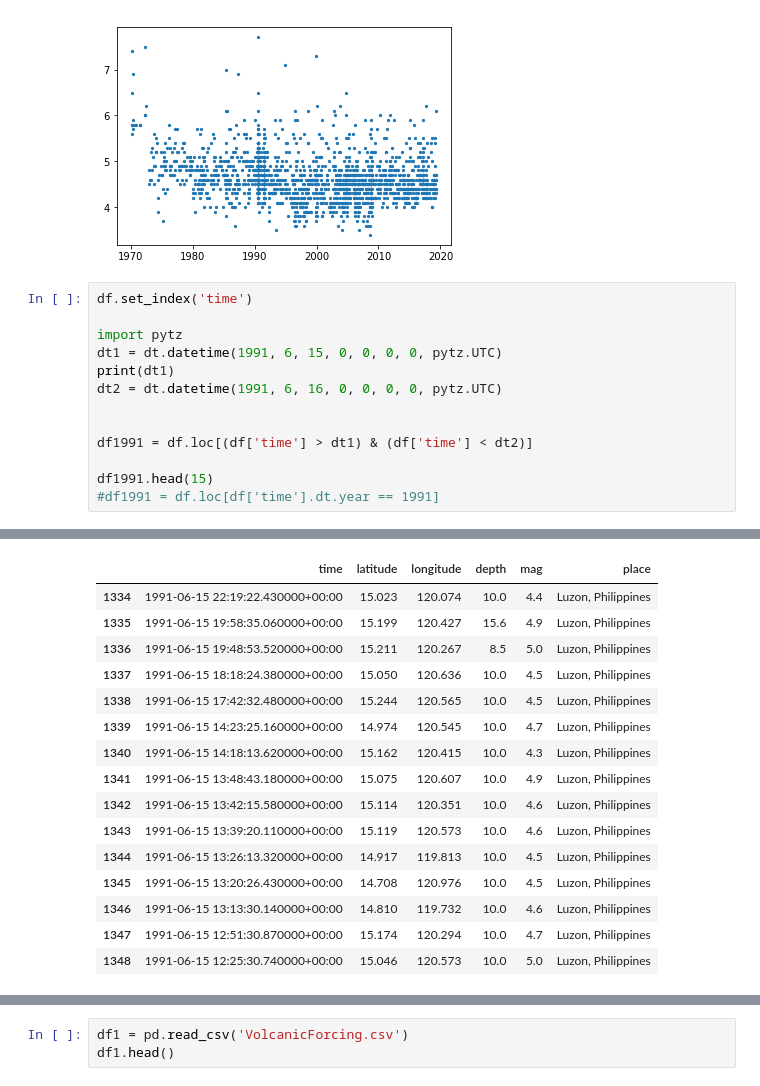
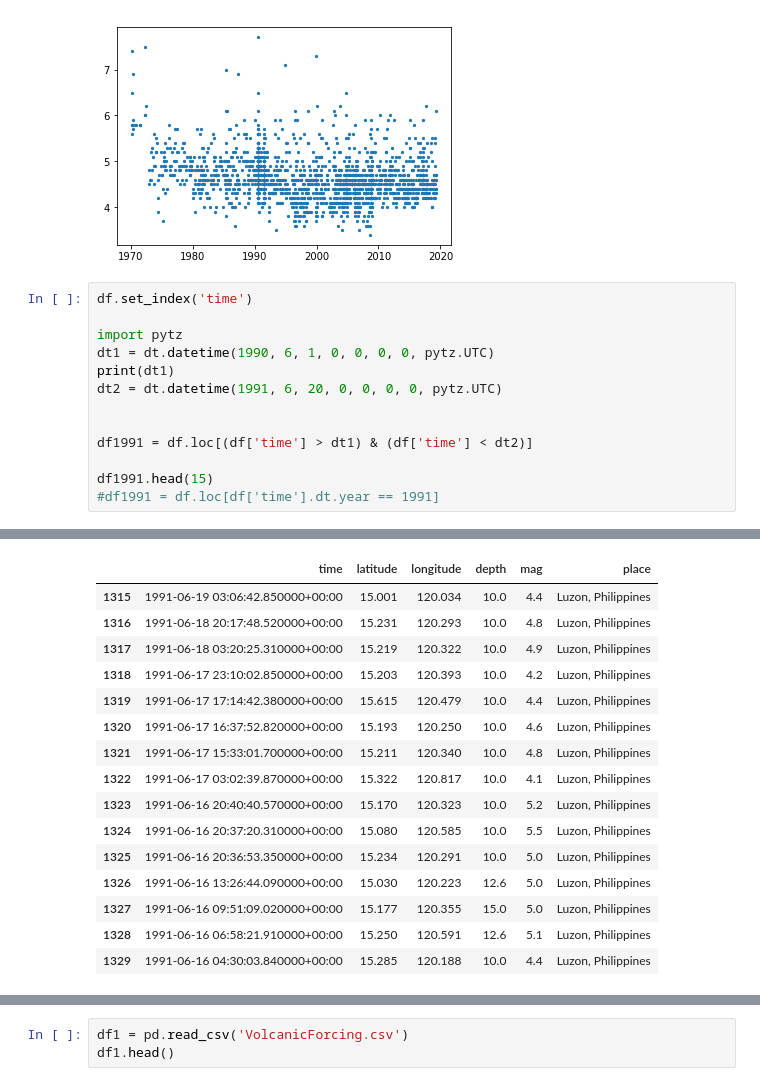
Before and after one commit to DylanHong/MtPinatubo, a Jupyter notebook: Earthquake.ipynb, the cells around one changed output, grey strips where cells are left out. Saved outputs shown, nothing was run; the diff lists cells and outputs as text.

```diff
--- a/Earthquake.ipynb
+++ b/Earthquake.ipynb
@@ -74,9 +75,9 @@ plt.scatter(df['time'],df['mag'],s = 5)
 df.set_index('time')
 
 import pytz
-dt1 = dt.datetime(1991, 6, 15, 0, 0, 0, 0, pytz.UTC)
+dt1 = dt.datetime(1990, 6, 1, 0, 0, 0, 0, pytz.UTC)
 print(dt1)
-dt2 = dt.datetime(1991, 6, 16, 0, 0, 0, 0, pytz.UTC)
+dt2 = dt.datetime(1991, 6, 20, 0, 0, 0, 0, pytz.UTC)
 
 
 df1991 = df.loc[(df['time'] > dt1) & (df['time'] < dt2)]
@@ -88,19 +89,19 @@ df1991.head(15)
 |  | time | latitude | longitude | depth | mag | place |
-| 1334 | 1991-06-15 22:19:22.430000+00:00 | 15.023 | 120.074 | 10.0 | 4.4 | Luzon, Philippines |
-| 1335 | 1991-06-15 19:58:35.060000+00:00 | 15.199 | 120.427 | 15.6 | 4.9 | Luzon, Philippines |
-| 1336 | 1991-06-15 19:48:53.520000+00:00 | 15.211 | 120.267 | 8.5 | 5.0 | Luzon, Philippines |
-| 1337 | 1991-06-15 18:18:24.380000+00:00 | 15.050 | 120.636 | 10.0 | 4.5 | Luzon, Philippines |
-| 1338 | 1991-06-15 17:42:32.480000+00:00 | 15.244 | 120.565 | 10.0 | 4.5 | Luzon, Philippines |
-| 1339 | 1991-06-15 14:23:25.160000+00:00 | 14.974 | 120.545 | 10.0 | 4.7 | Luzon, Philippines |
-| 1340 | 1991-06-15 14:18:13.620000+00:00 | 15.162 | 120.415 | 10.0 | 4.3 | Luzon, Philippines |
-| 1341 | 1991-06-15 13:48:43.180000+00:00 | 15.075 | 120.607 | 10.0 | 4.9 | Luzon, Philippines |
-| 1342 | 1991-06-15 13:42:15.580000+00:00 | 15.114 | 120.351 | 10.0 | 4.6 | Luzon, Philippines |
-| 1343 | 1991-06-15 13:39:20.110000+00:00 | 15.119 | 120.573 | 10.0 | 4.6 | Luzon, Philippines |
-| 1344 | 1991-06-15 13:26:13.320000+00:00 | 14.917 | 119.813 | 10.0 | 4.5 | Luzon, Philippines |
-| 1345 | 1991-06-15 13:20:26.430000+00:00 | 14.708 | 120.976 | 10.0 | 4.5 | Luzon, Philippines |
-| 1346 | 1991-06-15 13:13:30.140000+00:00 | 14.810 | 119.732 | 10.0 | 4.6 | Luzon, Philippines |
-| 1347 | 1991-06-15 12:51:30.870000+00:00 | 15.174 | 120.294 | 10.0 | 4.7 | Luzon, Philippines |
-| 1348 | 1991-06-15 12:25:30.740000+00:00 | 15.046 | 120.573 | 10.0 | 5.0 | Luzon, Philippines |
+| 1315 | 1991-06-19 03:06:42.850000+00:00 | 15.001 | 120.034 | 10.0 | 4.4 | Luzon, Philippines |
+| 1316 | 1991-06-18 20:17:48.520000+00:00 | 15.231 | 120.293 | 10.0 | 4.8 | Luzon, Philippines |
+| 1317 | 1991-06-18 03:20:25.310000+00:00 | 15.219 | 120.322 | 10.0 | 4.9 | Luzon, Philippines |
+| 1318 | 1991-06-17 23:10:02.850000+00:00 | 15.203 | 120.393 | 10.0 | 4.2 | Luzon, Philippines |
+| 1319 | 1991-06-17 17:14:42.380000+00:00 | 15.615 | 120.479 | 10.0 | 4.4 | Luzon, Philippines |
+| 1320 | 1991-06-17 16:37:52.820000+00:00 | 15.193 | 120.250 | 10.0 | 4.6 | Luzon, Philippines |
+| 1321 | 1991-06-17 15:33:01.700000+00:00 | 15.211 | 120.340 | 10.0 | 4.8 | Luzon, Philippines |
+| 1322 | 1991-06-17 03:02:39.870000+00:00 | 15.322 | 120.817 | 10.0 | 4.1 | Luzon, Philippines |
+| 1323 | 1991-06-16 20:40:40.570000+00:00 | 15.170 | 120.323 | 10.0 | 5.2 | Luzon, Philippines |
+| 1324 | 1991-06-16 20:37:20.310000+00:00 | 15.080 | 120.585 | 10.0 | 5.5 | Luzon, Philippines |
+| 1325 | 1991-06-16 20:36:53.350000+00:00 | 15.234 | 120.291 | 10.0 | 5.0 | Luzon, Philippines |
+| 1326 | 1991-06-16 13:26:44.090000+00:00 | 15.030 | 120.223 | 12.6 | 5.0 | Luzon, Philippines |
+| 1327 | 1991-06-16 09:51:09.020000+00:00 | 15.177 | 120.355 | 15.0 | 5.0 | Luzon, Philippines |
+| 1328 | 1991-06-16 06:58:21.910000+00:00 | 15.250 | 120.591 | 12.6 | 5.1 | Luzon, Philippines |
+| 1329 | 1991-06-16 04:30:03.840000+00:00 | 15.285 | 120.188 | 10.0 | 4.4 | Luzon, Philippines |
 # %%
 plt.scatter(df1991['time'],df1991['mag'])
 plt.xticks(rotation=90)
```
Also changed, not shown: parts of 10 cells of this notebook.
